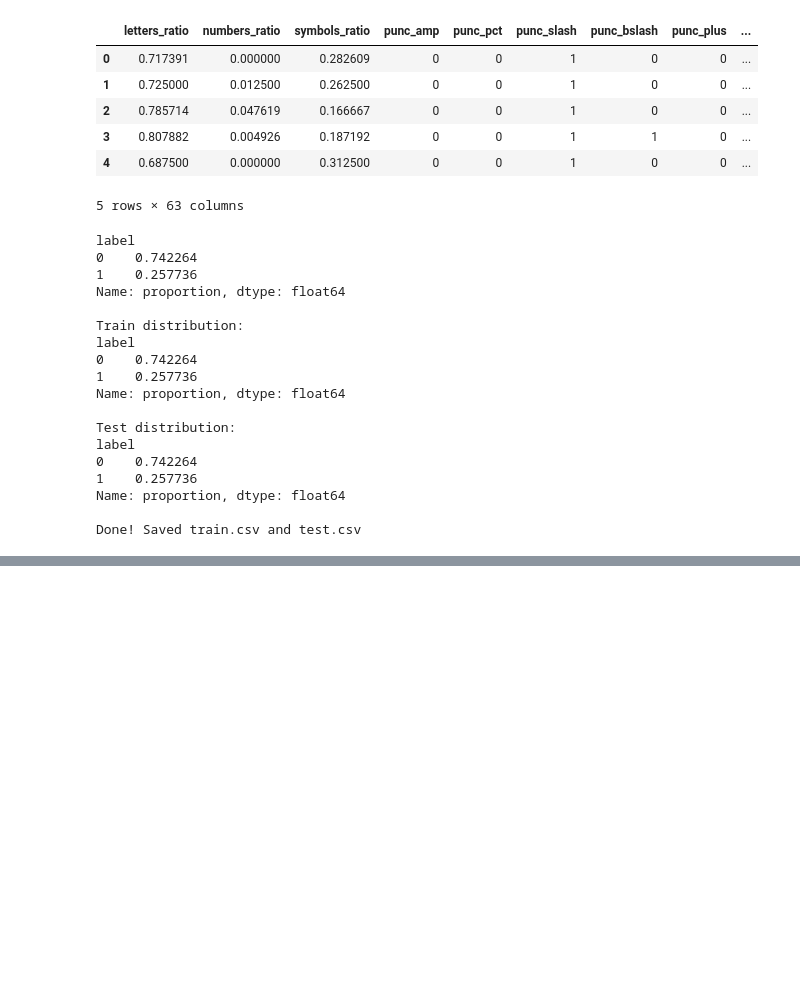
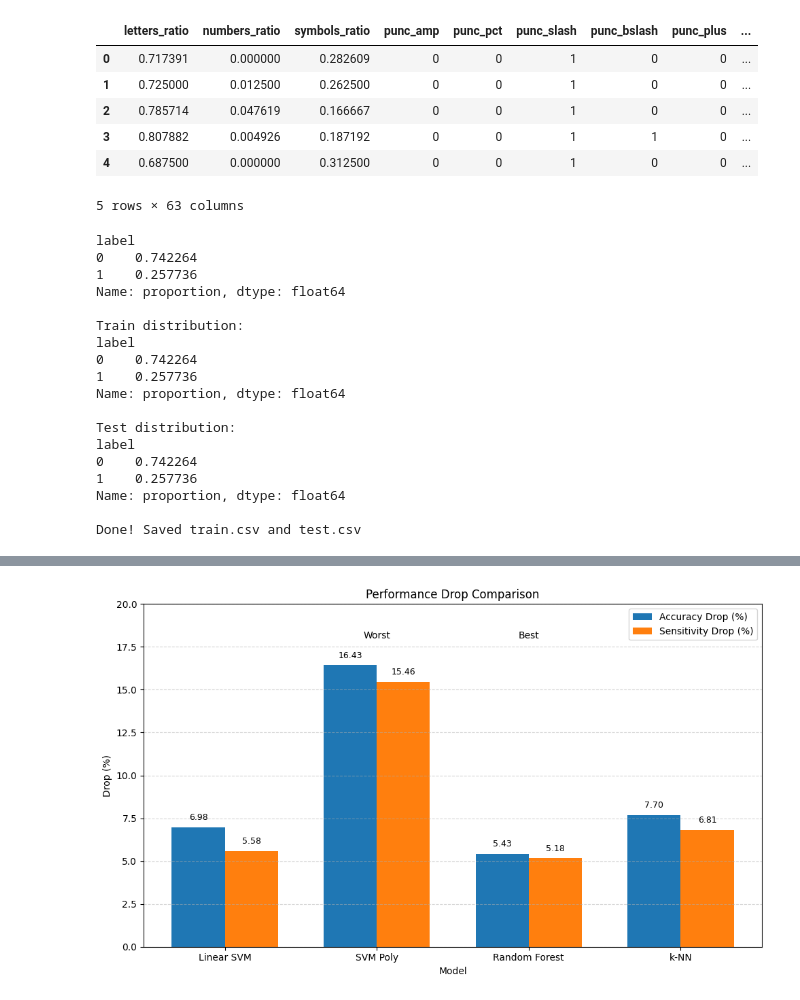
Before and after one commit to Tu4n4nh/HocMayTrongATTT, a Jupyter notebook: extract.ipynb, the cells around one changed output, grey strips where cells are left out. Drawn from its saved outputs; the diff is of its cells as text; code cells hidden in the pictures; blank space fills up the shorter version.

```diff
--- a/extract.ipynb
+++ b/extract.ipynb
@@ -2376,0 +3539,73 @@ Fold 05: Acc=0.9921 Sens=0.9841 Spec=0.9948 Prec=0.9851 F1=0.9846 Time=3.11s
+# %%
+import numpy as np
+import matplotlib.pyplot as plt
+
+# =========================
+# Data
+# =========================
+models = ["Linear SVM", "SVM Poly", "Random Forest", "k-NN"]
+accuracy_drop = [6.98, 16.43, 5.43, 7.70]
+sensitivity_drop = [5.58, 15.46, 5.18, 6.81]
+
+# =========================
+# Setup vị trí cột
+# =========================
+x = np.arange(len(models))
+width = 0.35
+
+# =========================
+# Plot
+# =========================
+plt.figure(figsize=(10, 6))
+
+bars1 = plt.bar(x - width/2, accuracy_drop, width, label="Accuracy Drop (%)")
+bars2 = plt.bar(x + width/2, sensitivity_drop, width, label="Sensitivity Drop (%)")
+
+# =========================
+# Label + title
+# =========================
+plt.xlabel("Model")
+plt.ylabel("Drop (%)")
+plt.title("Performance Drop Comparison")
+plt.xticks(x, models)
+plt.legend()
+
+# =========================
+# Hiển thị giá trị trên cột
+# =========================
+def add_labels(bars):
+    for bar in bars:
+        height = bar.get_height()
+        plt.text(
+            bar.get_x() + bar.get_width()/2,
+            height + 0.3,
+            f"{height:.2f}",
+            ha='center',
+            va='bottom',
+            fontsize=9
+        )
+
+add_labels(bars1)
+add_labels(bars2)
+
+# =========================
+# Highlight best/worst (optional)
+# =========================
+# Random Forest tốt nhất
+best_idx = models.index("Random Forest")
+plt.text(x[best_idx], 18, "Best", ha='center', fontsize=10)
+
+# SVM Poly tệ nhất
+worst_idx = models.index("SVM Poly")
+plt.text(x[worst_idx], 18, "Worst", ha='center', fontsize=10)
+
+# =========================
+# Layout đẹp hơn
+# =========================
+plt.ylim(0, 20)
+plt.grid(axis='y', linestyle='--', alpha=0.5)
+
+plt.tight_layout()
+plt.show()
+# %% [output]
+[figure, added]
```
Also changed, not shown: parts of 13 cells of this notebook, 11 other files.
